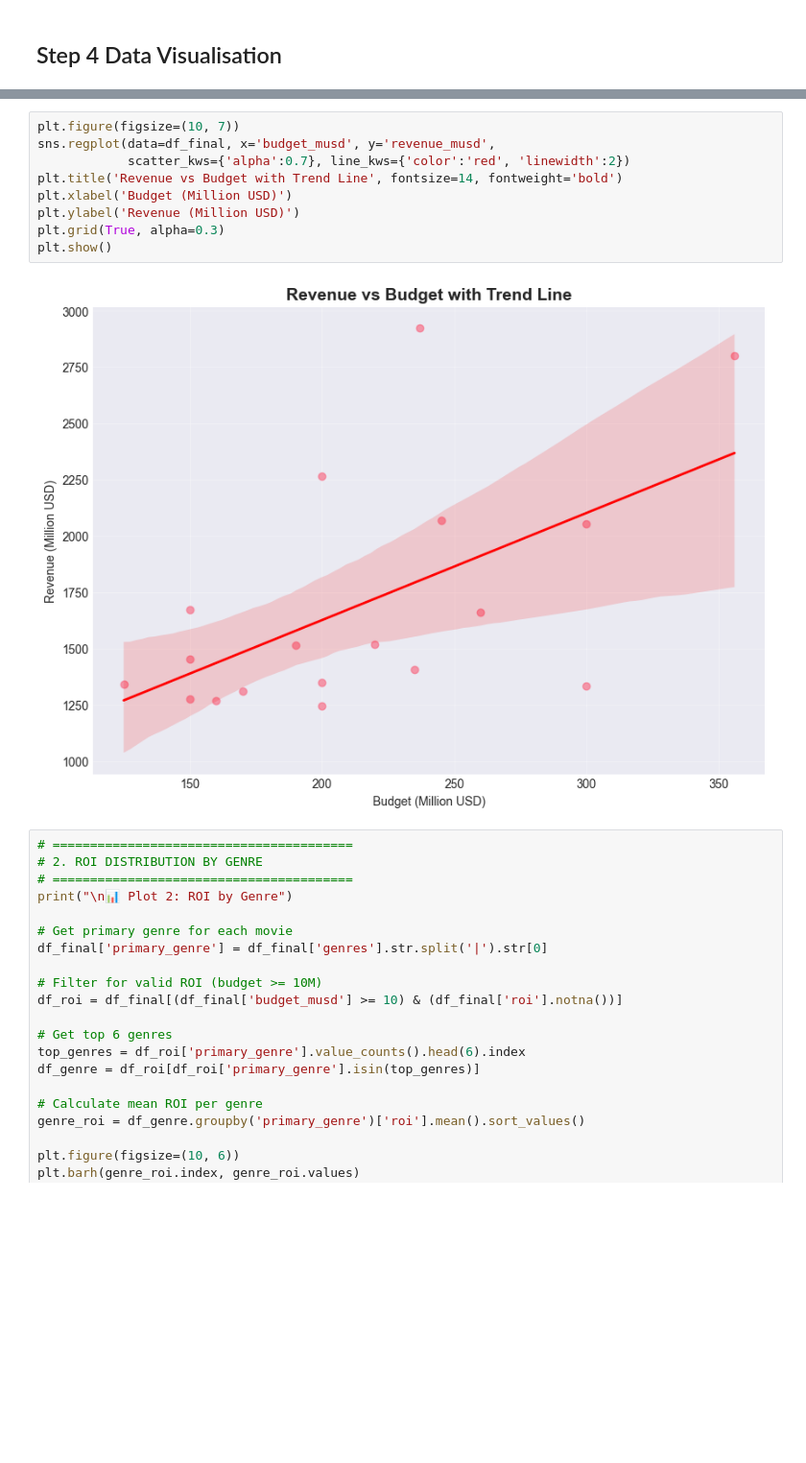
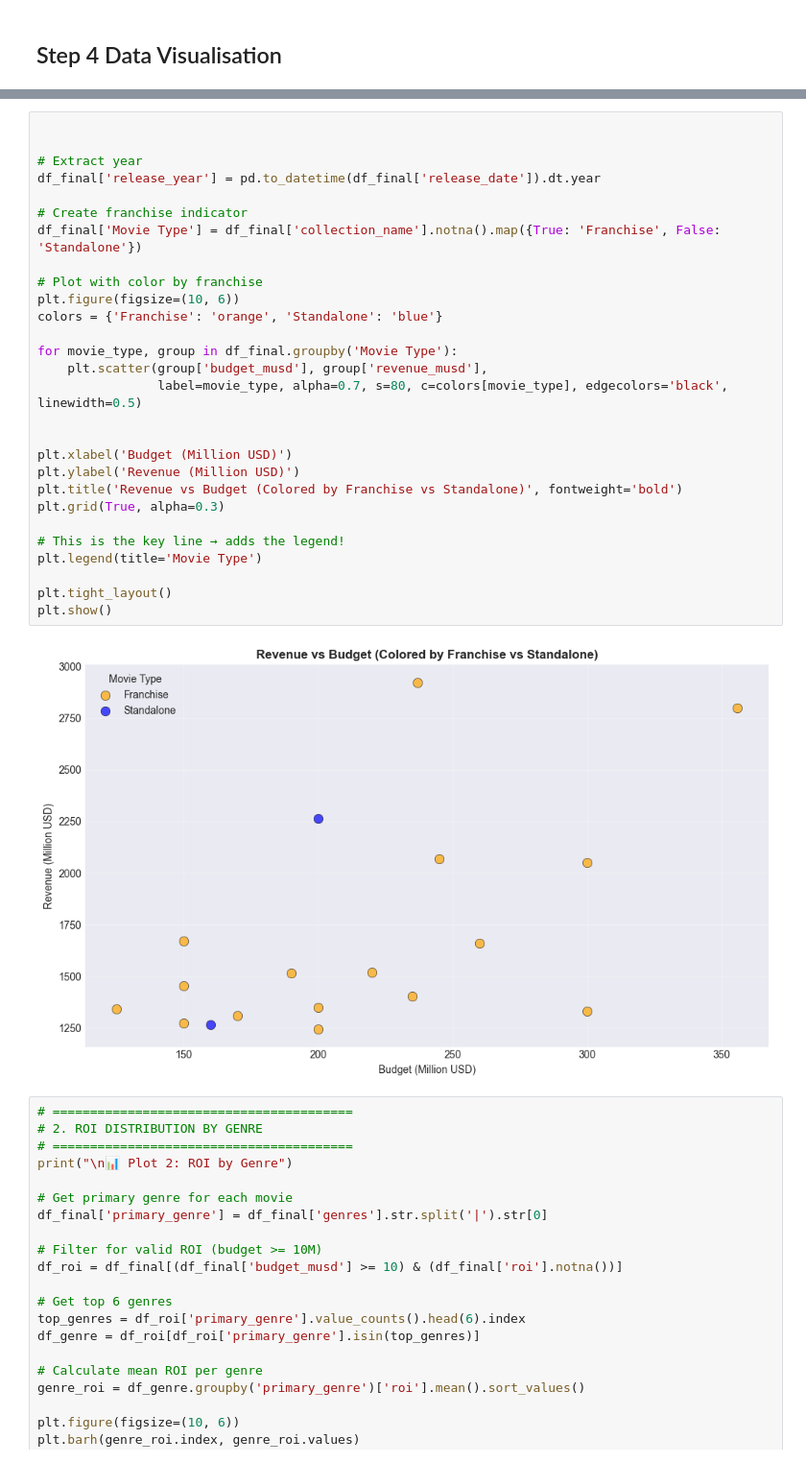
Before and after one commit to evans-ankomah/Movie-Data-Analysis-using-Pandas-and-APIs, a Jupyter notebook: MDA.ipynb, the cells around one changed output, grey strips where cells are left out. Shown: that part at 96% size. Saved outputs shown, nothing was run; the diff lists cells and outputs as text; blank space fills up the shorter version.

```diff
--- a/MDA.ipynb
+++ b/MDA.ipynb
@@ -727,14 +707,33 @@ plt.show()
-# %%
-plt.figure(figsize=(10, 7))
-sns.regplot(data=df_final, x='budget_musd', y='revenue_musd',
-            scatter_kws={'alpha':0.7}, line_kws={'color':'red', 'linewidth':2})
-plt.title('Revenue vs Budget with Trend Line', fontsize=14, fontweight='bold')
-plt.xlabel('Budget (Million USD)')
-plt.ylabel('Revenue (Million USD)')
-plt.grid(True, alpha=0.3)
-plt.show()
-# %% [output]
-[figure, removed]
+# %%
+
+
+# Extract year
+df_final['release_year'] = pd.to_datetime(df_final['release_date']).dt.year
+
+# Create franchise indicator
+df_final['Movie Type'] = df_final['collection_name'].notna().map({True: 'Franchise', False: 'Standalone'})
+
+# Plot with color by franchise
+plt.figure(figsize=(10, 6))
+colors = {'Franchise': 'orange', 'Standalone': 'blue'}
+
+for movie_type, group in df_final.groupby('Movie Type'):
+    plt.scatter(group['budget_musd'], group['revenue_musd'],
+                label=movie_type, alpha=0.7, s=80, c=colors[movie_type], edgecolors='black', linewidth=0.5)
+
+
+plt.xlabel('Budget (Million USD)')
+plt.ylabel('Revenue (Million USD)')
+plt.title('Revenue vs Budget (Colored by Franchise vs Standalone)', fontweight='bold')
+plt.grid(True, alpha=0.3)
+
+# This is the key line → adds the legend!
+plt.legend(title='Movie Type')
+
+plt.tight_layout()
+plt.show()
+# %% [output]
+[figure, added]
 # %%
 # ========================================
 # 2. ROI DISTRIBUTION BY GENRE
```
Also changed, not shown: parts of 2 cells of this notebook.
